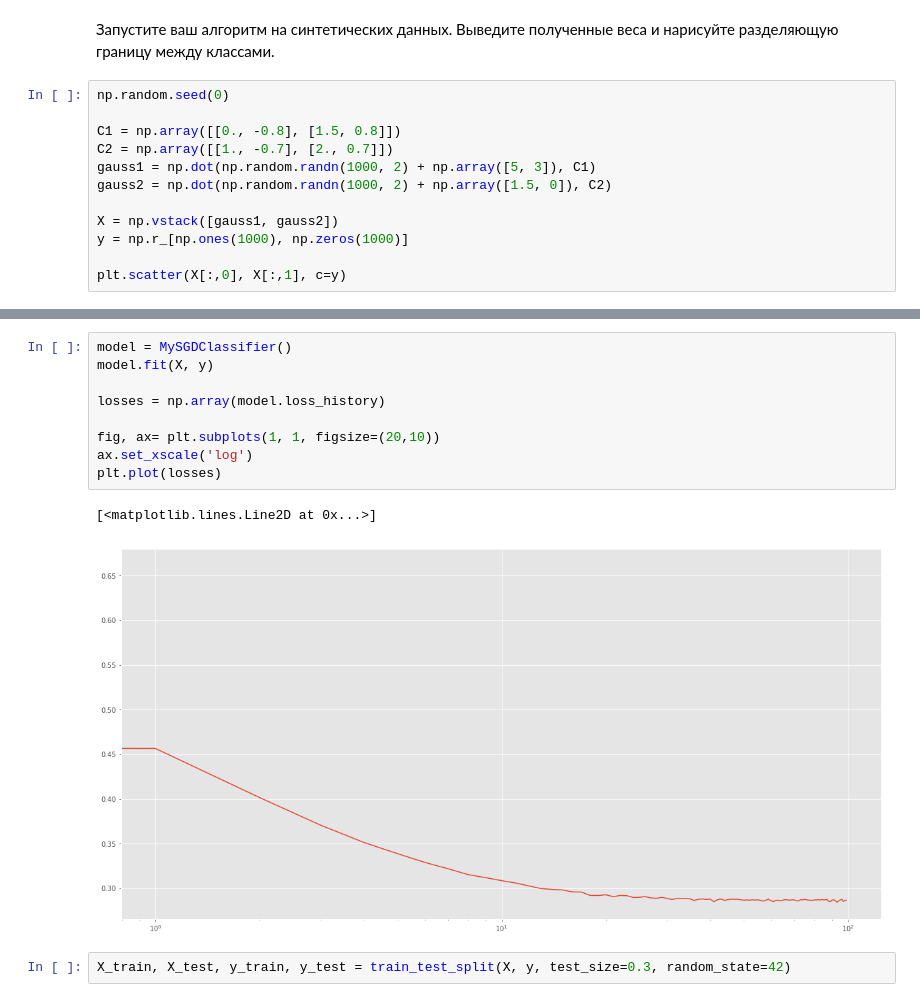
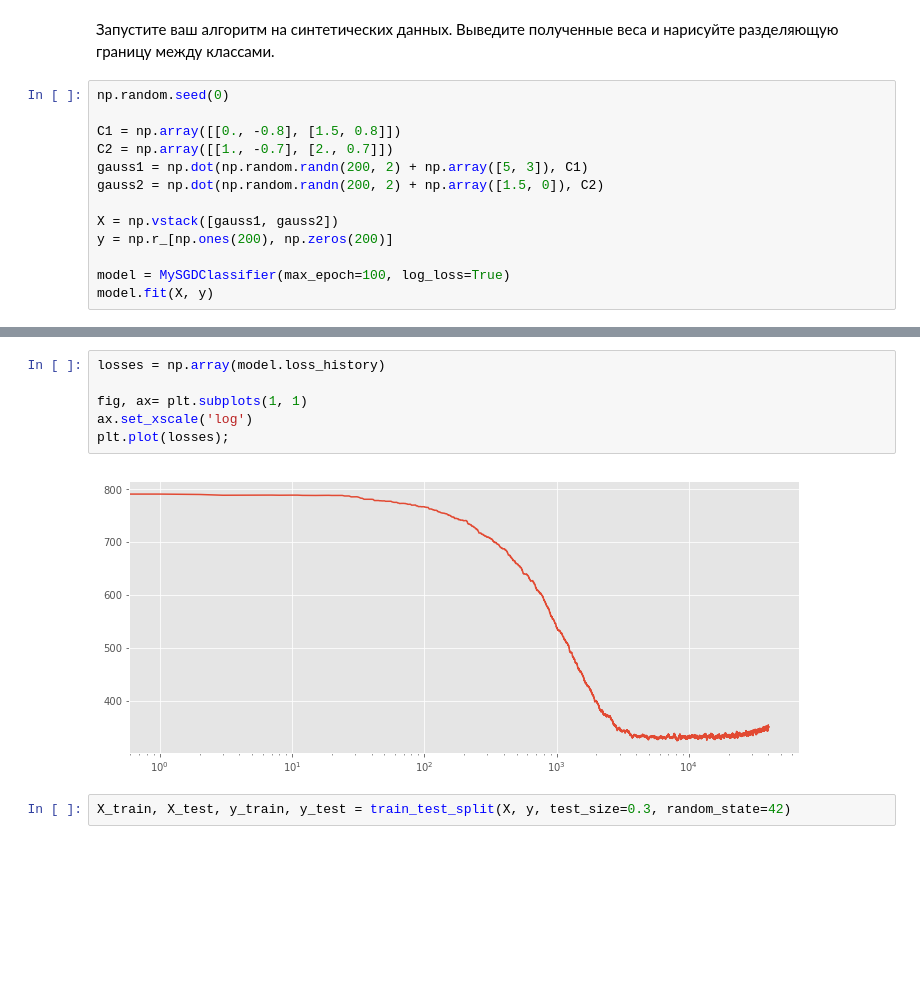
Before and after one commit to AndrewLrrr/otus-big-data, a Jupyter notebook: hw3/homework.ipynb, the cells around one changed output, grey strips where cells are left out. Cells and saved outputs as stored; diff of their text form; blank space fills up the shorter version.

Commit message:
Trying to improve model settings...

```diff
--- a/hw3/homework.ipynb
+++ b/hw3/homework.ipynb
@@ -120,11 +122,12 @@ np.random.seed(0)
 
 C1 = np.array([[0., -0.8], [1.5, 0.8]])
 C2 = np.array([[1., -0.7], [2., 0.7]])
-gauss1 = np.dot(np.random.randn(1000, 2) + np.array([5, 3]), C1)
-gauss2 = np.dot(np.random.randn(1000, 2) + np.array([1.5, 0]), C2)
+gauss1 = np.dot(np.random.randn(200, 2) + np.array([5, 3]), C1)
+gauss2 = np.dot(np.random.randn(200, 2) + np.array([1.5, 0]), C2)
 
 X = np.vstack([gauss1, gauss2])
-y = np.r_[np.ones(1000), np.zeros(1000)]
+y = np.r_[np.ones(200), np.zeros(200)]
 
-plt.scatter(X[:,0], X[:,1], c=y)
+model = MySGDClassifier(max_epoch=100, log_loss=True)
+model.fit(X, y)
 # %% [output]
@@ -133,15 +144,11 @@ plt.scatter(X[:,0], X[:,1], c=y)
 # %%
-model = MySGDClassifier()
-model.fit(X, y)
-
 losses = np.array(model.loss_history)
 
-fig, ax= plt.subplots(1, 1, figsize=(20,10))
+fig, ax= plt.subplots(1, 1)
 ax.set_xscale('log')
-plt.plot(losses)
+plt.plot(losses);
 # %% [output]
-[<matplotlib.lines.Line2D at 0x...>]
-[figure, old version]
+[figure, new version]
 # %%
 X_train, X_test, y_train, y_test = train_test_split(X, y, test_size=0.3, random_state=42)
 # %%
```
Also changed, not shown: parts of 5 cells of this notebook.
